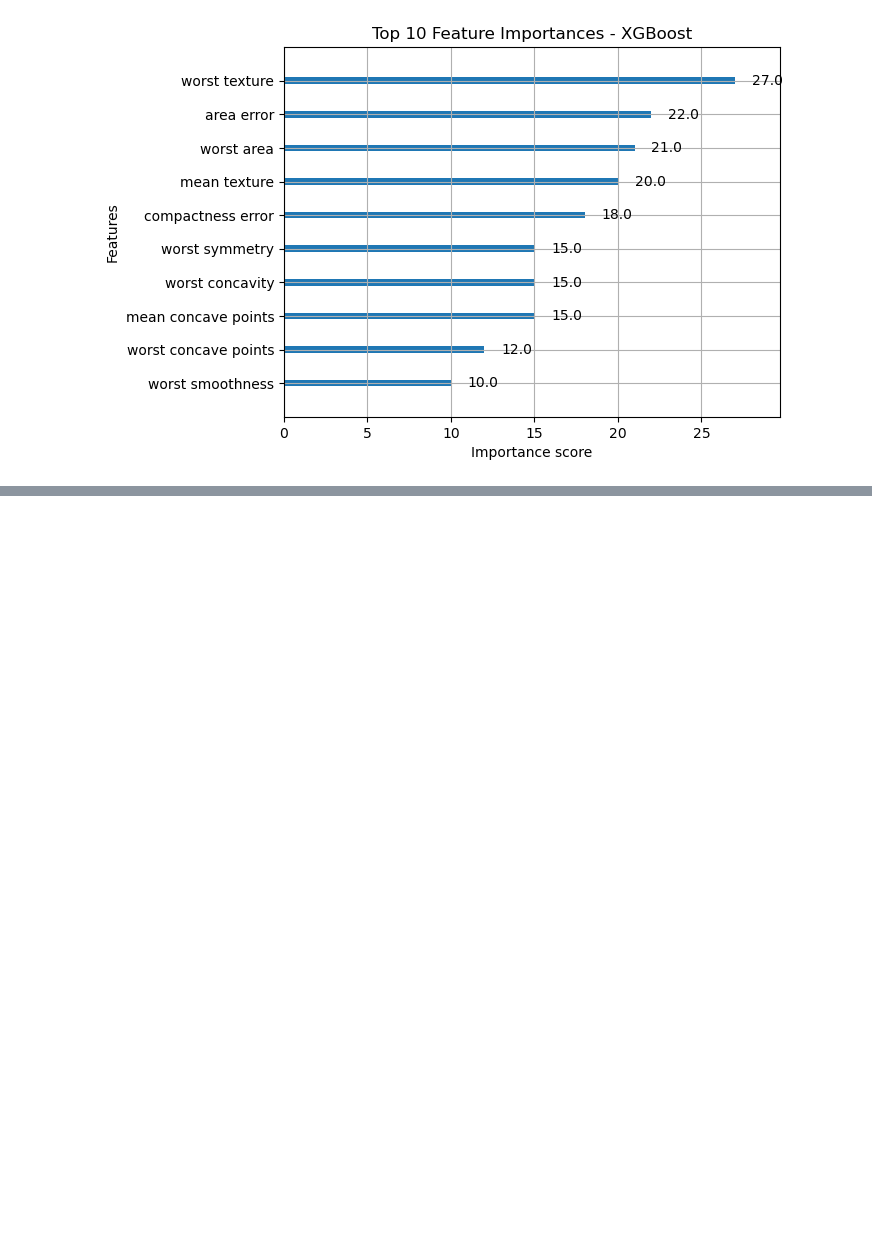
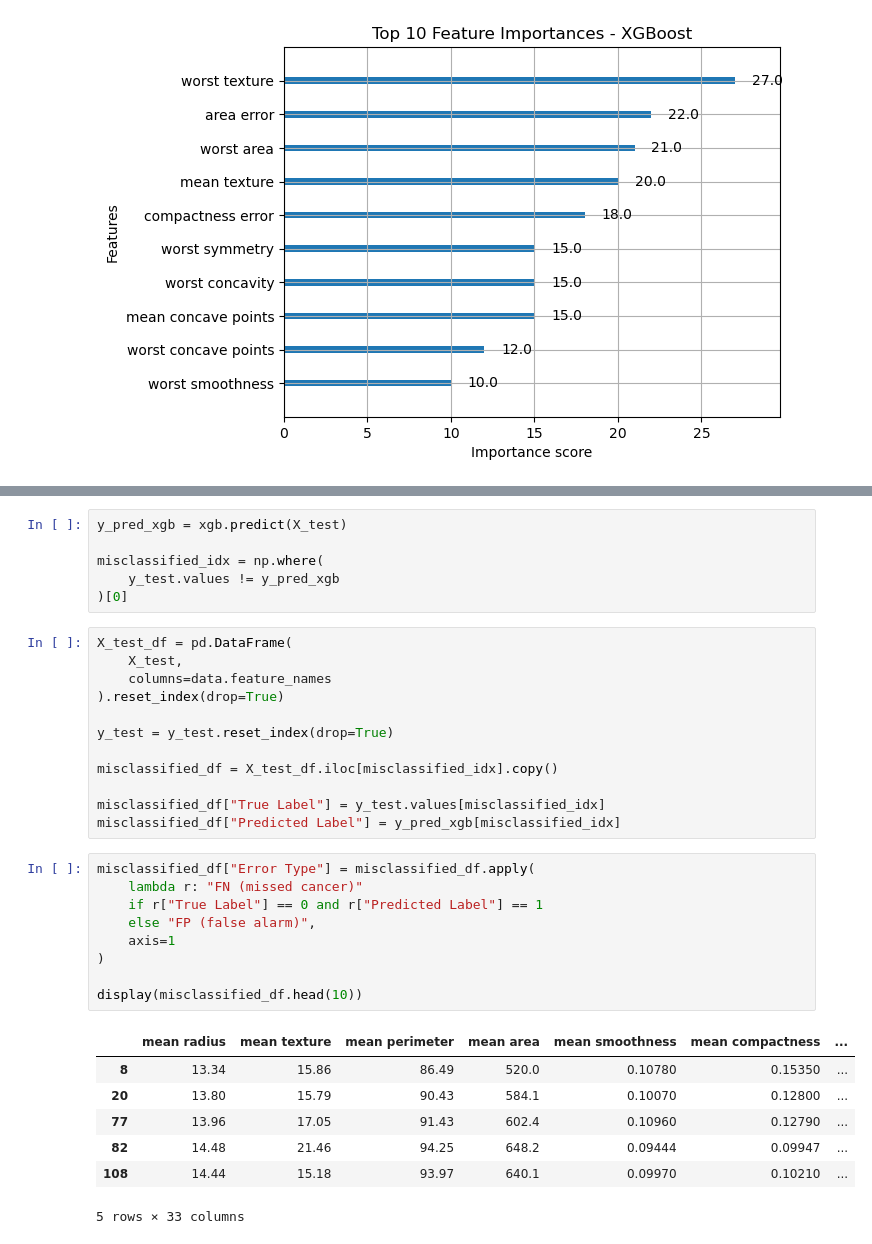
Before and after one commit to NawresFekih/CodeAlpha_disease-prediction-ml, a Jupyter notebook: notebooks/breast_cancer_prediction.ipynb, the cells around one changed output, grey strips where cells are left out. Cells and saved outputs as stored; diff of their text form; blank space fills up the shorter version.

```diff
--- a/notebooks/breast_cancer_prediction.ipynb
+++ b/notebooks/breast_cancer_prediction.ipynb
@@ -181,0 +258,35 @@ plt.show()
+# %%
+y_pred_xgb = xgb.predict(X_test)
+
+misclassified_idx = np.where(
+    y_test.values != y_pred_xgb
+)[0]
+# %%
+X_test_df = pd.DataFrame(
+    X_test,
+    columns=data.feature_names
+).reset_index(drop=True)
+
+y_test = y_test.reset_index(drop=True)
+
+misclassified_df = X_test_df.iloc[misclassified_idx].copy()
+
+misclassified_df["True Label"] = y_test.values[misclassified_idx]
+misclassified_df["Predicted Label"] = y_pred_xgb[misclassified_idx]
+# %%
+misclassified_df["Error Type"] = misclassified_df.apply(
+    lambda r: "FN (missed cancer)"
+    if r["True Label"] == 0 and r["Predicted Label"] == 1
+    else "FP (false alarm)",
+    axis=1
+)
+
+display(misclassified_df.head(10))
+# %% [output]
+|  | mean radius | mean texture | mean perimeter | mean area | mean smoothness | mean compactness | ... |
+| 8 | 13.34 | 15.86 | 86.49 | 520.0 | 0.10780 | 0.15350 | ... |
+| 20 | 13.80 | 15.79 | 90.43 | 584.1 | 0.10070 | 0.12800 | ... |
+| 77 | 13.96 | 17.05 | 91.43 | 602.4 | 0.10960 | 0.12790 | ... |
+| 82 | 14.48 | 21.46 | 94.25 | 648.2 | 0.09444 | 0.09947 | ... |
+| 108 | 14.44 | 15.18 | 93.97 | 640.1 | 0.09970 | 0.10210 | ... |
+5 rows × 33 columns
```
Also changed, not shown: parts of 23 cells of this notebook, 1 other file.
